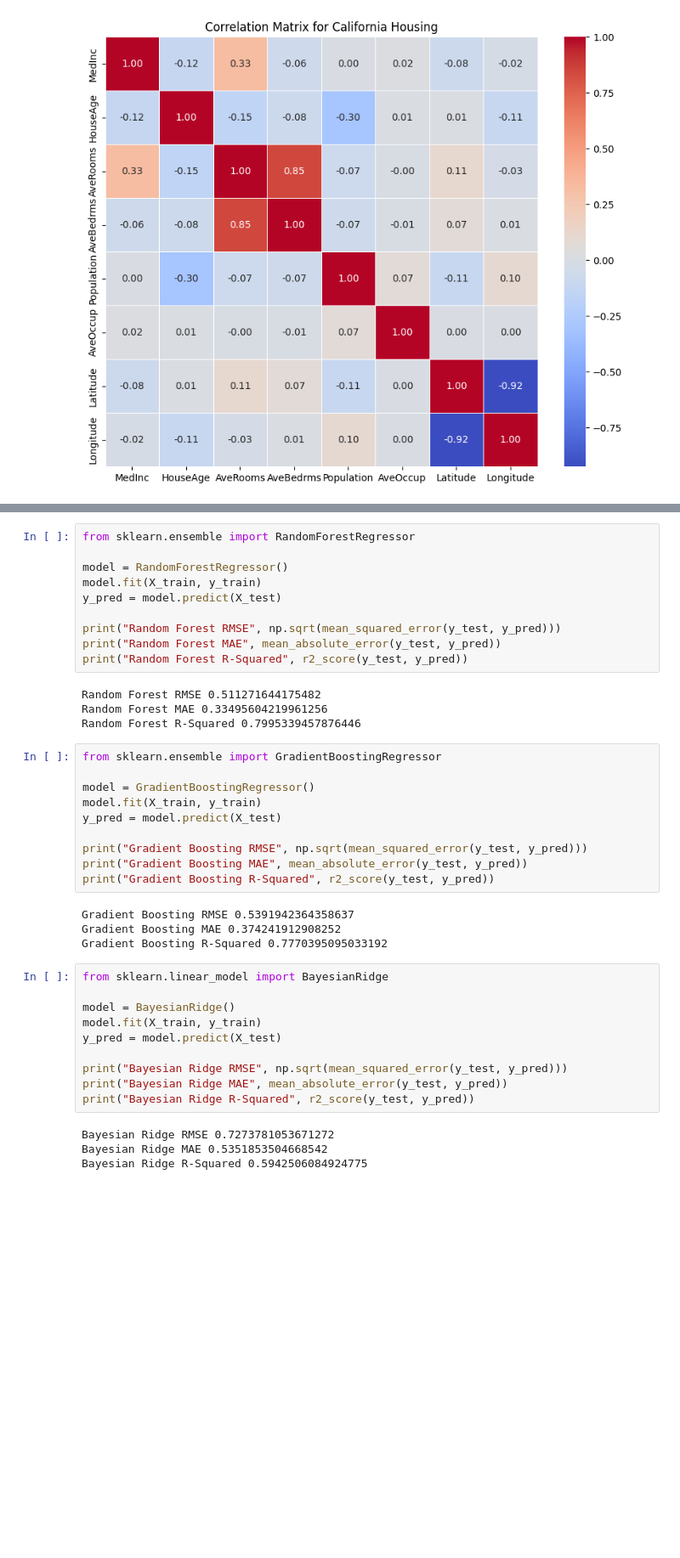
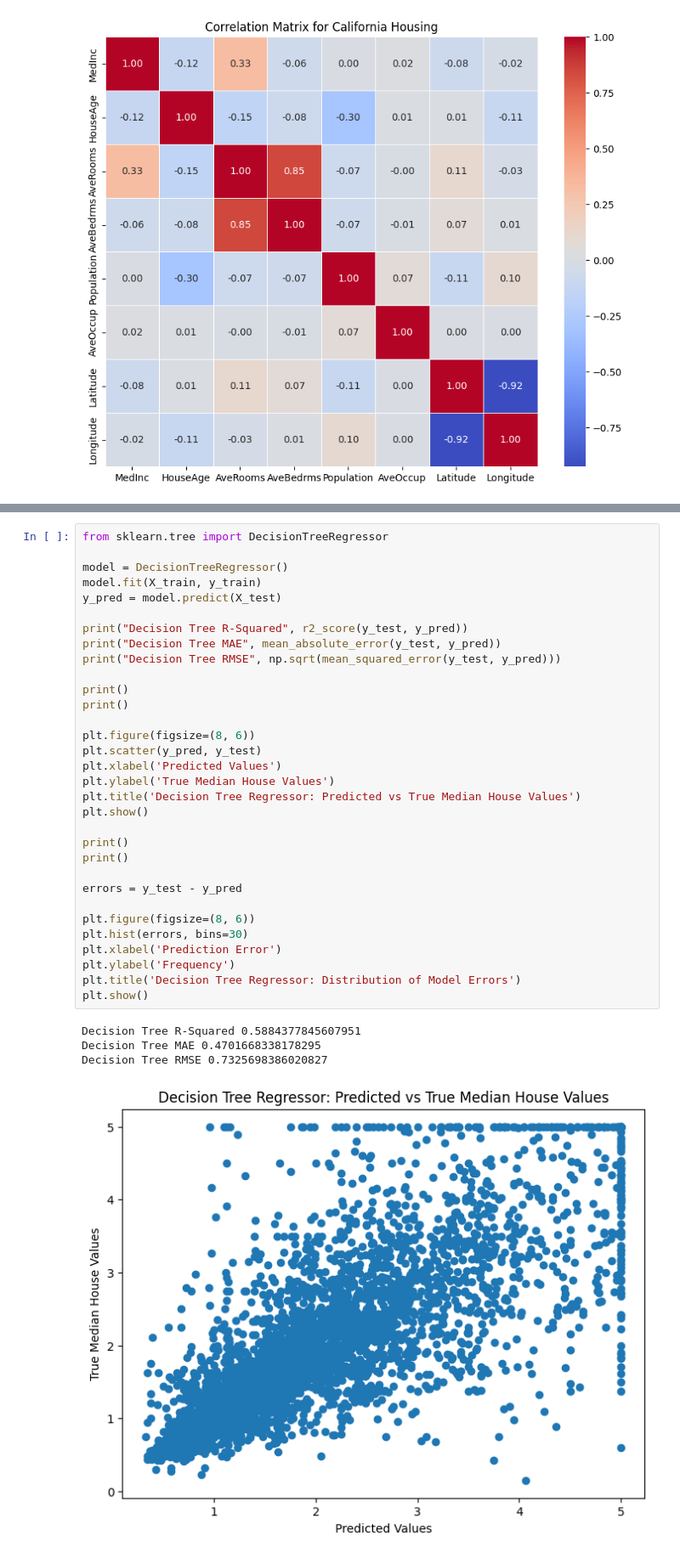
Before and after one commit to brodyanderson/math-6880-Project1, a Jupyter notebook: project1.ipynb, the cells around one changed output, grey strips where cells are left out. Shown at 85% size. Cells and saved outputs as stored; diff of their text form; blank space fills up the shorter version.

```diff
--- a/project1.ipynb
+++ b/project1.ipynb
@@ -121,42 +133,37 @@ Decision Tree R-Squared 0.5989730720080344
-# %%
-from sklearn.ensemble import RandomForestRegressor
-
-model = RandomForestRegressor()
-model.fit(X_train, y_train)
-y_pred = model.predict(X_test)
-
-print("Random Forest RMSE", np.sqrt(mean_squared_error(y_test, y_pred)))
-print("Random Forest MAE", mean_absolute_error(y_test, y_pred))
-print("Random Forest R-Squared", r2_score(y_test, y_pred))
-# %% [output]
-Random Forest RMSE 0.511271644175482
-Random Forest MAE 0.33495604219961256
-Random Forest R-Squared 0.7995339457876446
-# %%
-from sklearn.ensemble import GradientBoostingRegressor
-
-model = GradientBoostingRegressor()
-model.fit(X_train, y_train)
-y_pred = model.predict(X_test)
-
-print("Gradient Boosting RMSE", np.sqrt(mean_squared_error(y_test, y_pred)))
-print("Gradient Boosting MAE", mean_absolute_error(y_test, y_pred))
-print("Gradient Boosting R-Squared", r2_score(y_test, y_pred))
-# %% [output]
-Gradient Boosting RMSE 0.5391942364358637
-Gradient Boosting MAE 0.374241912908252
-Gradient Boosting R-Squared 0.7770395095033192
-# %%
-from sklearn.linear_model import BayesianRidge
-
-model = BayesianRidge()
-model.fit(X_train, y_train)
-y_pred = model.predict(X_test)
-
-print("Bayesian Ridge RMSE", np.sqrt(mean_squared_error(y_test, y_pred)))
-print("Bayesian Ridge MAE", mean_absolute_error(y_test, y_pred))
-print("Bayesian Ridge R-Squared", r2_score(y_test, y_pred))
-# %% [output]
-Bayesian Ridge RMSE 0.7273781053671272
-Bayesian Ridge MAE 0.5351853504668542
-Bayesian Ridge R-Squared 0.5942506084924775
+# %%
+from sklearn.tree import DecisionTreeRegressor
+
+model = DecisionTreeRegressor()
+model.fit(X_train, y_train)
+y_pred = model.predict(X_test)
+
+print("Decision Tree R-Squared", r2_score(y_test, y_pred))
+print("Decision Tree MAE", mean_absolute_error(y_test, y_pred))
+print("Decision Tree RMSE", np.sqrt(mean_squared_error(y_test, y_pred)))
+
+print()
+print()
+
+plt.figure(figsize=(8, 6))
+plt.scatter(y_pred, y_test)
+plt.xlabel('Predicted Values')
+plt.ylabel('True Median House Values')
+plt.title('Decision Tree Regressor: Predicted vs True Median House Values')
+plt.show()
+
+print()
+print()
+
+errors = y_test - y_pred
+
+plt.figure(figsize=(8, 6))
+plt.hist(errors, bins=30)
+plt.xlabel('Prediction Error')
+plt.ylabel('Frequency')
+plt.title('Decision Tree Regressor: Distribution of Model Errors')
+plt.show()
+# %% [output]
+Decision Tree R-Squared 0.5884377845607951
+Decision Tree MAE 0.4701668338178295
+Decision Tree RMSE 0.7325698386020827
+[figure, added]
```
Also changed, not shown: parts of 8 cells of this notebook.
